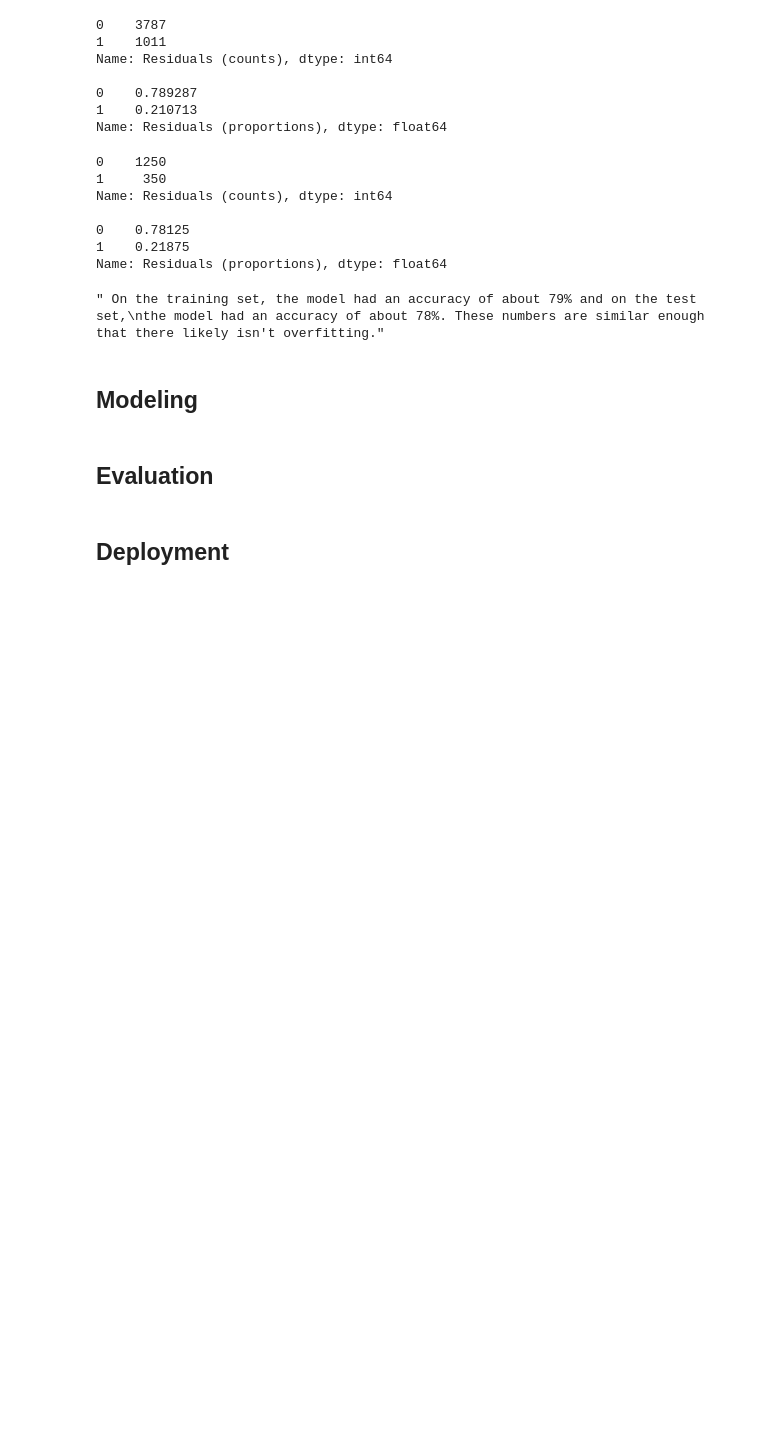
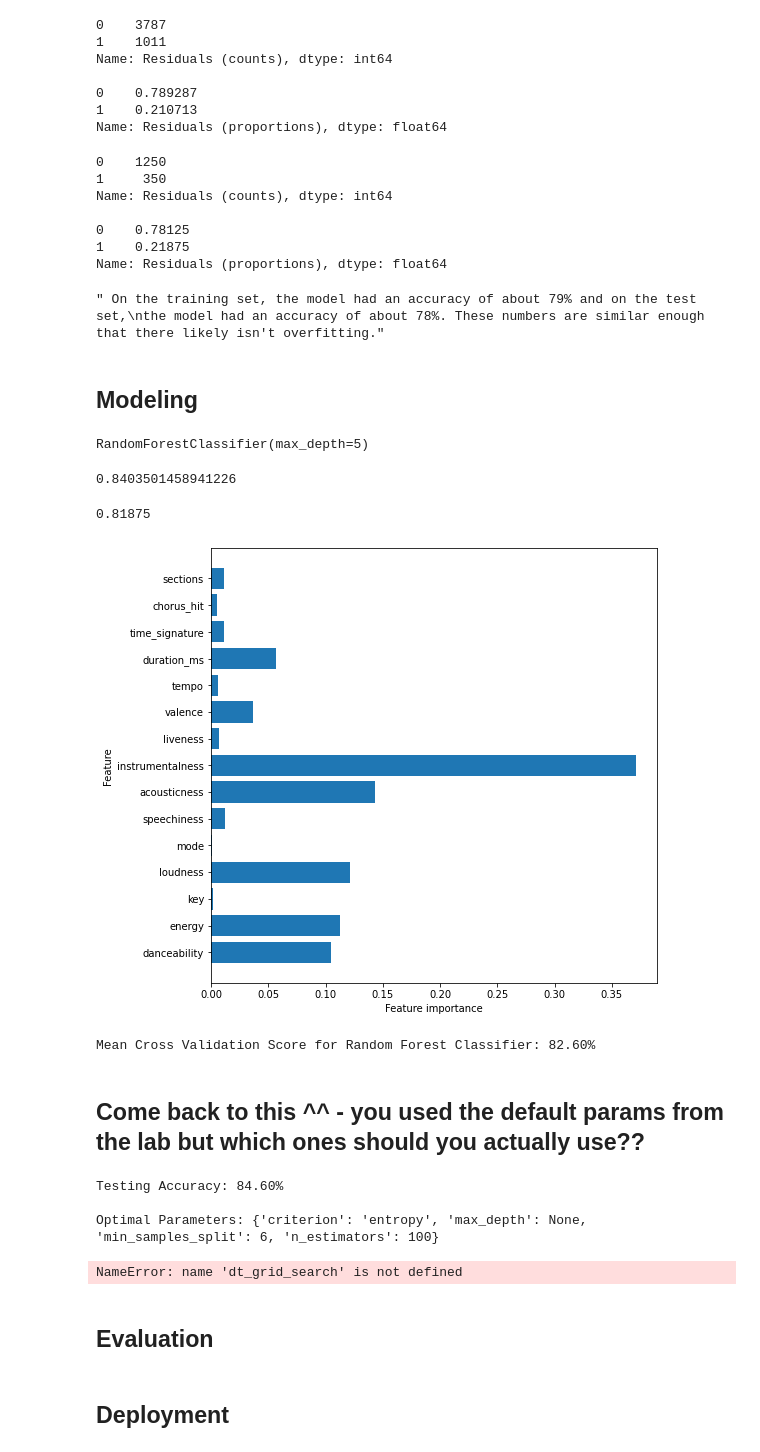
Before and after one commit to nicolemichaud03/Spotify_hit_songs_classification, a Jupyter notebook: Notebook.ipynb, the cells around one changed output. Saved outputs shown, nothing was run; the diff lists cells and outputs as text; code cells hidden in the pictures; blank space fills up the shorter version.

```diff
--- a/Notebook.ipynb
+++ b/Notebook.ipynb
@@ -84,9 +147,9 @@ X_train, X_test, y_train, y_test = train_test_split(X, y, test_size= 0.25, rando
 # %%
 #instantiate and fit the model
 
-logreg = LogisticRegression(fit_intercept=False, C=1e12, solver='liblinear')
+# logreg = LogisticRegression(fit_intercept=False, C=1e12, solver='liblinear')
 
-logreg.fit(X_train, y_train)
+# logreg.fit(X_train, y_train)
 # %% [output]
 LogisticRegression(C=1000000000000.0, fit_intercept=False, solver='liblinear')
 # %%
@@ -130,3 +193,32 @@ the model had an accuracy of about 78%. These numbers are similar enough that th
 ## Modeling
 # %%
 #trying to improve the baseline model - random forest
+# %%
+#Fit a random forests model
+forest = RandomForestClassifier(n_estimators=100, max_depth=5)
+forest.fit(X_train, y_train)
+# %% [output]
+RandomForestClassifier(max_depth=5)
+# %%
+# Checking training and testing accuracy of the model
+forest.score(X_train, y_train)
+# %% [output]
+0.8403501458941226
+# %%
+forest.score(X_test, y_test)
+# %% [output]
+0.81875
+# %%
+# Feature importance
+plot_feature_importances(forest)
+# %% [output]
+[figure, added]
+# %%
+# tuning the random forest model
+mean_rf_cv_score = np.mean(cross_val_score(forest, X_train, y_train, cv=3))
+
+print(
+    f"Mean Cross Validation Score for Random Forest Classifier: {mean_rf_cv_score :.2%}"
+)
+# %% [output]
+Mean Cross Validation Score for Random Forest Classifier: 82.60%
@@ -133,3 +235,26 @@ the model had an accuracy of about 78%. These numbers are similar enough that th
+# %% [markdown]
+## Come back to this ^^ - you used the default params from the lab but which ones should you actually use??
+# %%
+# Now perform the GridSearchCV
+rf_grid_search = GridSearchCV(forest, rf_param_grid, cv=3)
+rf_grid_search.fit(X_train, y_train)
+
+print(f"Testing Accuracy: {rf_grid_search.best_score_ :.2%}")
+print("")
+print(f"Optimal Parameters: {rf_grid_search.best_params_}")
+# %% [output]
+Testing Accuracy: 84.60%
+
+Optimal Parameters: {'criterion': 'entropy', 'max_depth': None, 'min_samples_split': 6, 'n_estimators': 100}
+# %%
+# Which model performed best on the test set?
+dt_score = dt_grid_search.score(X_test, y_test)
+rf_score = rf_grid_search.score(X_test, y_test)
+
+print("Decision tree grid search: ", dt_score)
+print("Random forest grid search: ", rf_score)
+# %% [output]
+NameError: name 'dt_grid_search' is not defined
 # %% [markdown]
 ## Evaluation
 # %% [markdown]
```
Also changed, not shown: parts of 11 cells of this notebook.
